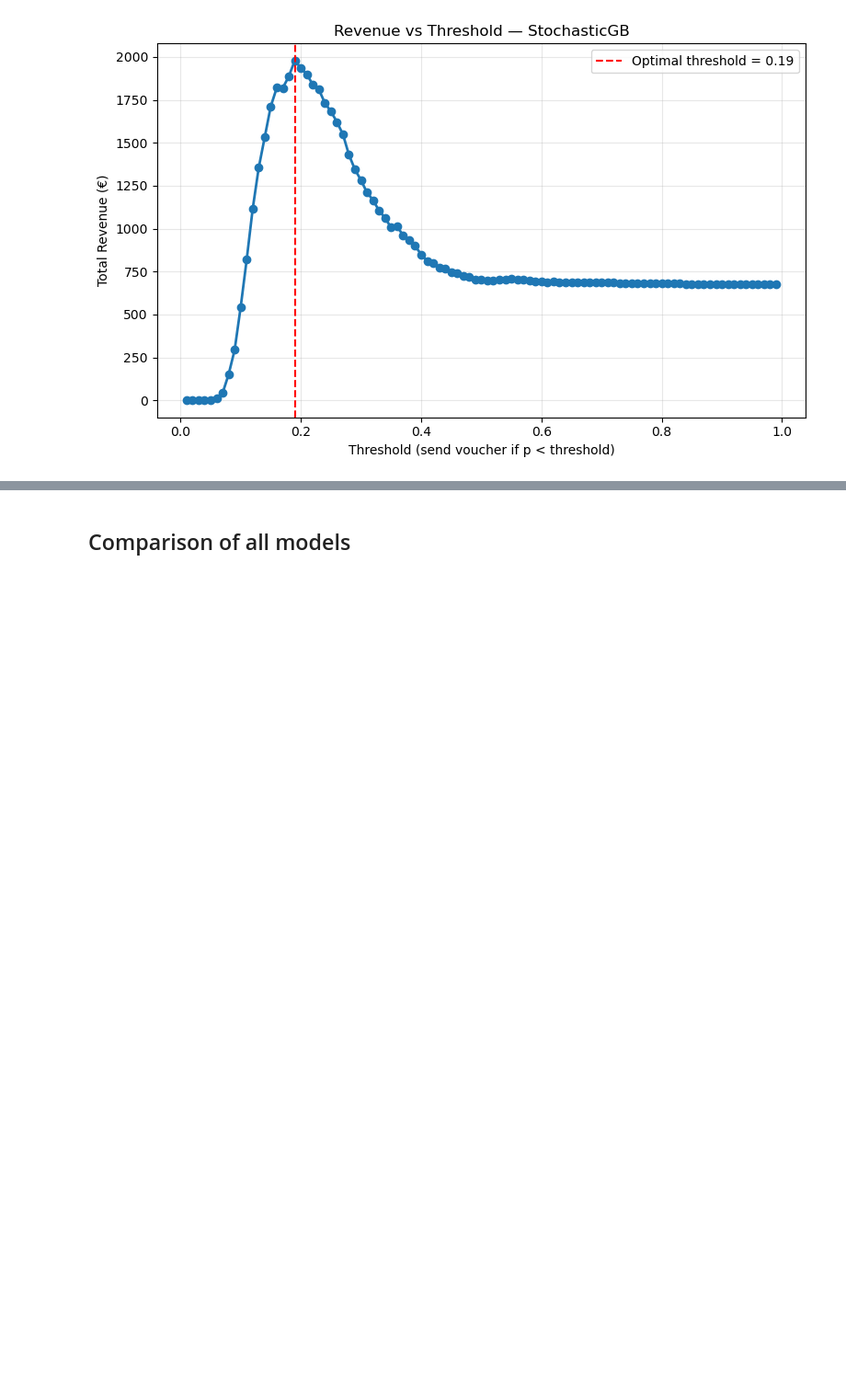
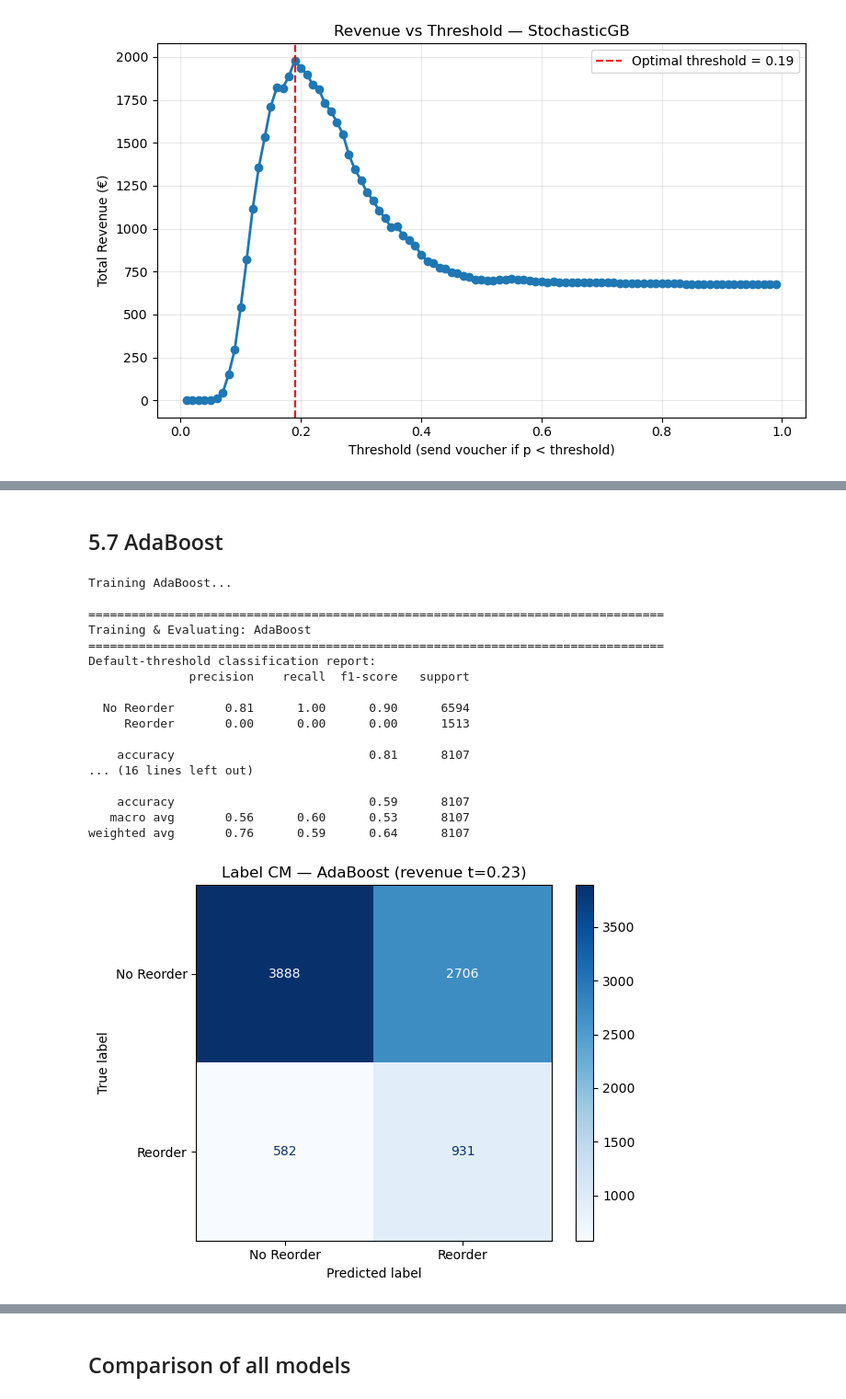
Before and after one commit to ungeralexan/ml_assignment, a Jupyter notebook: stand_safe_06_01/project.ipynb, the cells around one changed output, grey strips where cells are left out. Shown at 92% size. Drawn from its saved outputs; the diff is of its cells as text; code cells hidden in the pictures; blank space fills up the shorter version.

```diff
--- a/stand_safe_06_01/project.ipynb
+++ b/stand_safe_06_01/project.ipynb
@@ -1722,0 +1576,39 @@ Average Revenue @ best t: €0.2242
+# %% [markdown]
+## 5.7 AdaBoost
+# %%
+from sklearn.ensemble import AdaBoostClassifier
+from sklearn.tree import DecisionTreeClassifier
+
+print("Training AdaBoost...")
+
+ada = AdaBoostClassifier(
+    estimator=DecisionTreeClassifier(max_depth=2, random_state=RANDOM_STATE),
+    n_estimators=500,
+    learning_rate=0.05,
+    random_state=RANDOM_STATE
+)
+
+result_ada, model_ada = evaluate_model(ada, "AdaBoost", X_train_df, y_train, X_val_df, y_val)
+models["AdaBoost"] = model_ada
+results.append(result_ada)
+
+print_and_plot_result(result_ada, "AdaBoost")
+# %% [output]
+Training AdaBoost...
+
+================================================================================
+Training & Evaluating: AdaBoost
+================================================================================
+Default-threshold classification report:
+              precision    recall  f1-score   support
+
+  No Reorder       0.81      1.00      0.90      6594
+     Reorder       0.00      0.00      0.00      1513
+
+    accuracy                           0.81      8107
+... (16 lines left out)
+
+    accuracy                           0.59      8107
+   macro avg       0.56      0.60      0.53      8107
+weighted avg       0.76      0.59      0.64      8107
+[figure, added]
```
Also changed, not shown: parts of 12 cells of this notebook.
